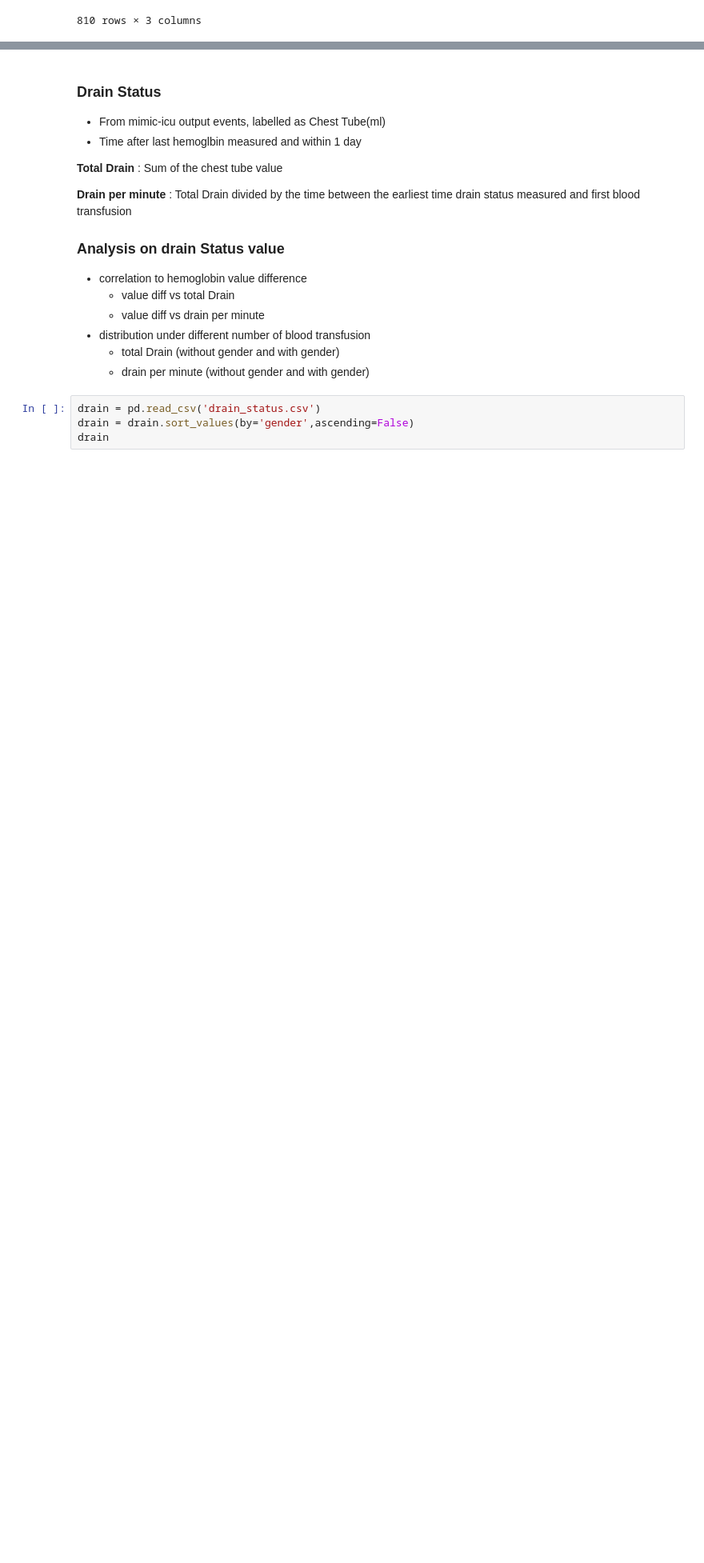
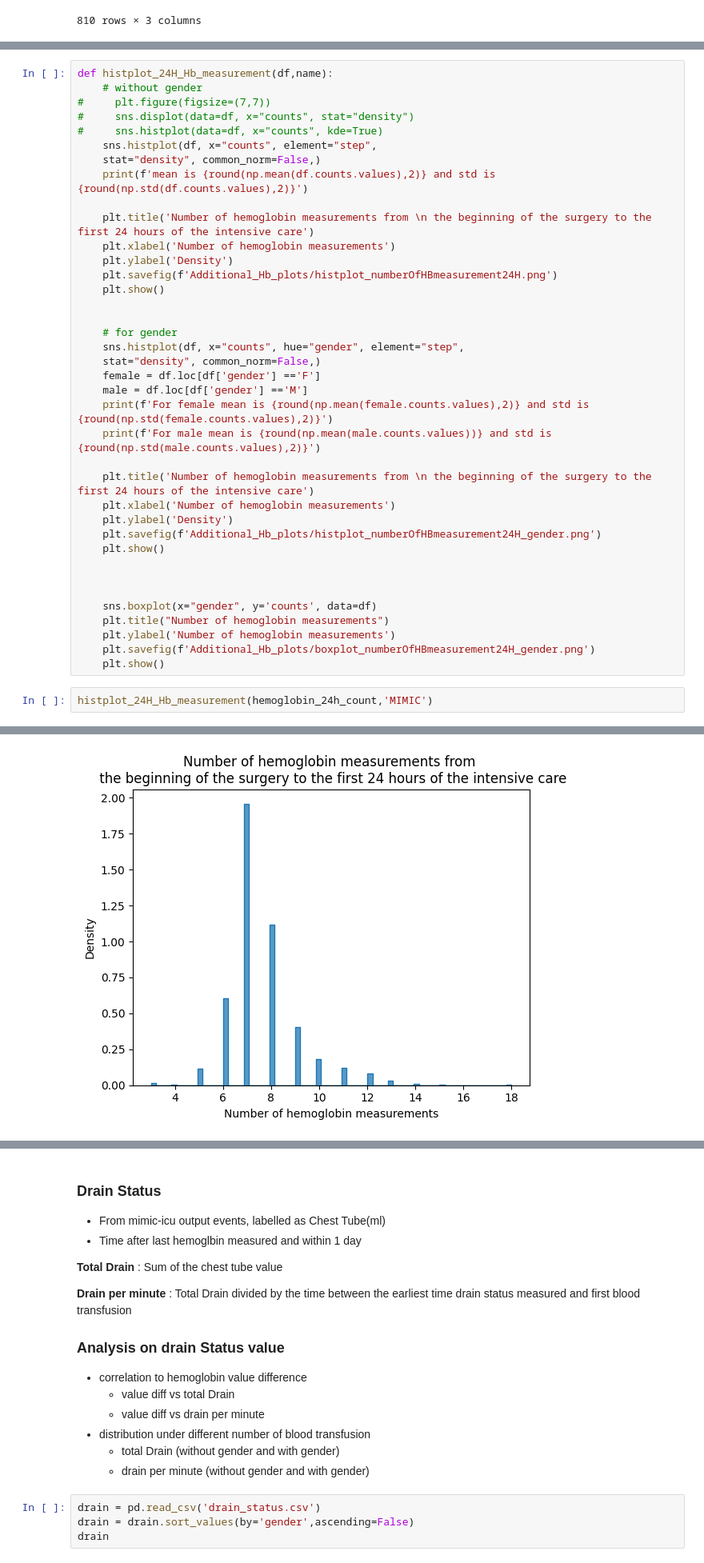
Before and after one commit to lily214754/MIMIC, a Jupyter notebook: EDA/MIMIC_EDA.ipynb, the cells around one changed output, grey strips where cells are left out. Shown at 80% size. Drawn from its saved outputs; the diff is of its cells as text; blank space fills up the shorter version.

Commit message:
update MIMIC EDA

```diff
--- a/EDA/MIMIC_EDA.ipynb
+++ b/EDA/MIMIC_EDA.ipynb
@@ -671,0 +640,41 @@ plt.show()
+# %%
+def histplot_24H_Hb_measurement(df,name):
+    # without gender
+#     plt.figure(figsize=(7,7))
+#     sns.displot(data=df, x="counts", stat="density")
+#     sns.histplot(data=df, x="counts", kde=True)
+    sns.histplot(df, x="counts", element="step",
+    stat="density", common_norm=False,)
+    print(f'mean is {round(np.mean(df.counts.values),2)} and std is {round(np.std(df.counts.values),2)}')
+
+    plt.title('Number of hemoglobin measurements from \n the beginning of the surgery to the first 24 hours of the intensive care')
+    plt.xlabel('Number of hemoglobin measurements')
+    plt.ylabel('Density')
+    plt.savefig(f'Additional_Hb_plots/histplot_numberOfHBmeasurement24H.png')
+    plt.show()
+
+
+    # for gender
+    sns.histplot(df, x="counts", hue="gender", element="step",
+    stat="density", common_norm=False,)
+    female = df.loc[df['gender'] =='F']
+    male = df.loc[df['gender'] =='M']
+    print(f'For female mean is {round(np.mean(female.counts.values),2)} and std is {round(np.std(female.counts.values),2)}')
+    print(f'For male mean is {round(np.mean(male.counts.values))} and std is {round(np.std(male.counts.values),2)}')
+
+    plt.title('Number of hemoglobin measurements from \n the beginning of the surgery to the first 24 hours of the intensive care')
+    plt.xlabel('Number of hemoglobin measurements')
+    plt.ylabel('Density')
+    plt.savefig(f'Additional_Hb_plots/histplot_numberOfHBmeasurement24H_gender.png')
+    plt.show()
+
+
+
+    sns.boxplot(x="gender", y='counts', data=df)
+    plt.title("Number of hemoglobin measurements")
+    plt.ylabel('Number of hemoglobin measurements')
+    plt.savefig(f'Additional_Hb_plots/boxplot_numberOfHBmeasurement24H_gender.png')
+    plt.show()
+# %%
+histplot_24H_Hb_measurement(hemoglobin_24h_count,'MIMIC')
+# %% [output]
@@ -671,0 +682 @@ plt.show()
+[figure, added]
```
Also changed, not shown: parts of 7 cells of this notebook, 22 other files.
